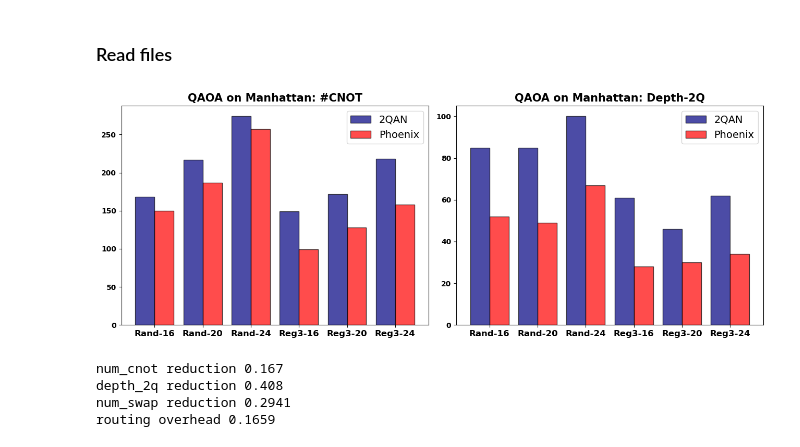
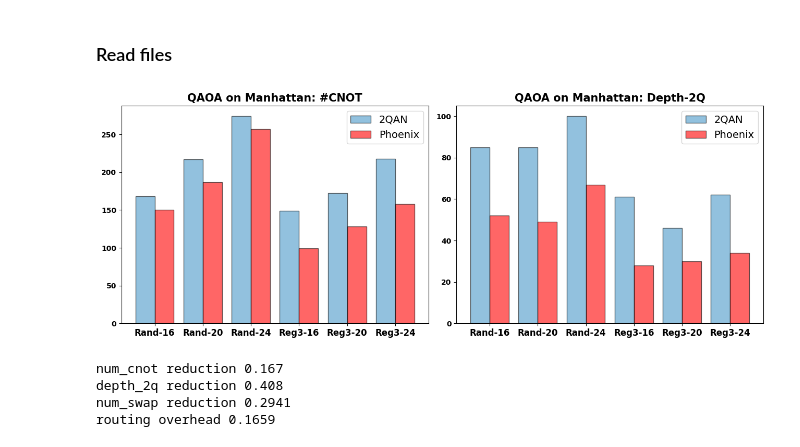
Before and after one commit to iqubit-org/phoenix, a Jupyter notebook: experiments/qaoa_analysis/analysis.ipynb, the cells around one changed output. Cells and saved outputs as stored; diff of their text form; code cells hidden in the pictures.

```diff
--- a/experiments/qaoa_analysis/analysis.ipynb
+++ b/experiments/qaoa_analysis/analysis.ipynb
@@ -250,33 +250,35 @@ result_phoenix
 # %%
 result_phoenix = pd.read_csv('qaoa_phoexix.csv')
 result_2qan = pd.read_csv('qaoa_2qan.csv')
+# %%
+blue_col = plt.cm.Blues(np.linspace(0.3, 0.9, 3)).tolist()[1]
 # %%
 plt.figure(figsize=(13, 5))
 
 
 plt.subplot(1, 2, 1)
 width = 0.4
 xticks = [fname.replace('qaoa_', '').replace('_', '-').capitalize() for fname in fnames]
-plt.bar(np.arange(len(xticks)) - 0.5 * width, result_2qan['num_cnot(manhattan)'], width=width, label='2QAN', color='navy', alpha=0.7, edgecolor='black')
-plt.bar(np.arange(len(xticks)) + 0.5 * width, result_phoenix['num_cnot(manhattan)'], width=width, label='Phoenix', color='red', alpha=0.7, edgecolor='black')
+plt.bar(np.arange(len(xticks)) - 0.5 * width, result_2qan['num_cnot(manhattan)'], width=width, label='2QAN', color=blue_col, alpha=0.6, edgecolor='black')
+plt.bar(np.arange(len(xticks)) + 0.5 * width, result_phoenix['num_cnot(manhattan)'], width=width, label='Phoenix', color='red', alpha=0.6, edgecolor='black')
 plt.xticks(range(len(xticks)), xticks, fontsize=12, fontweight='bold')
 plt.legend(fontsize=14, loc='upper right')
 plt.yticks(fontweight='bold')
 plt.title('QAOA on Manhattan: #CNOT', fontsize=15, fontweight='bold')
 
 plt.subplot(1, 2, 2)
-plt.bar(np.arange(len(xticks)) - 0.5 * width, result_2qan['depth_2q(manhattan)'], width=width, label='2QAN', color='navy', alpha=0.7, edgecolor='black')
-plt.bar(np.arange(len(xticks)) + 0.5 * width, result_phoenix['depth_2q(manhattan)'], width=width, label='Phoenix', color='red', alpha=0.7, edgecolor='black')
+plt.bar(np.arange(len(xticks)) - 0.5 * width, result_2qan['depth_2q(manhattan)'], width=width, label='2QAN', color=blue_col, alpha=0.6, edgecolor='black')
+plt.bar(np.arange(len(xticks)) + 0.5 * width, result_phoenix['depth_2q(manhattan)'], width=width, label='Phoenix', color='red', alpha=0.6, edgecolor='black')
 plt.xticks(range(len(xticks)), xticks, fontsize=12, fontweight='bold')
 plt.legend(fontsize=14, loc='upper right')
 plt.yticks(fontweight='bold')
 plt.title('QAOA on Manhattan: Depth-2Q', fontsize=15, fontweight='bold')
 
 
 plt.tight_layout()
 # plt.savefig('../figures/qaoa.pdf')
 # %% [output]
-[figure, old version]
+[figure, new version]
 # %%
 from scipy.stats import gmean
 print('num_cnot reduction', gmean(1 - result_phoenix['num_cnot(manhattan)'] / result_2qan['num_cnot(manhattan)']).round(4))
```
Also changed, not shown: 4 other files.
